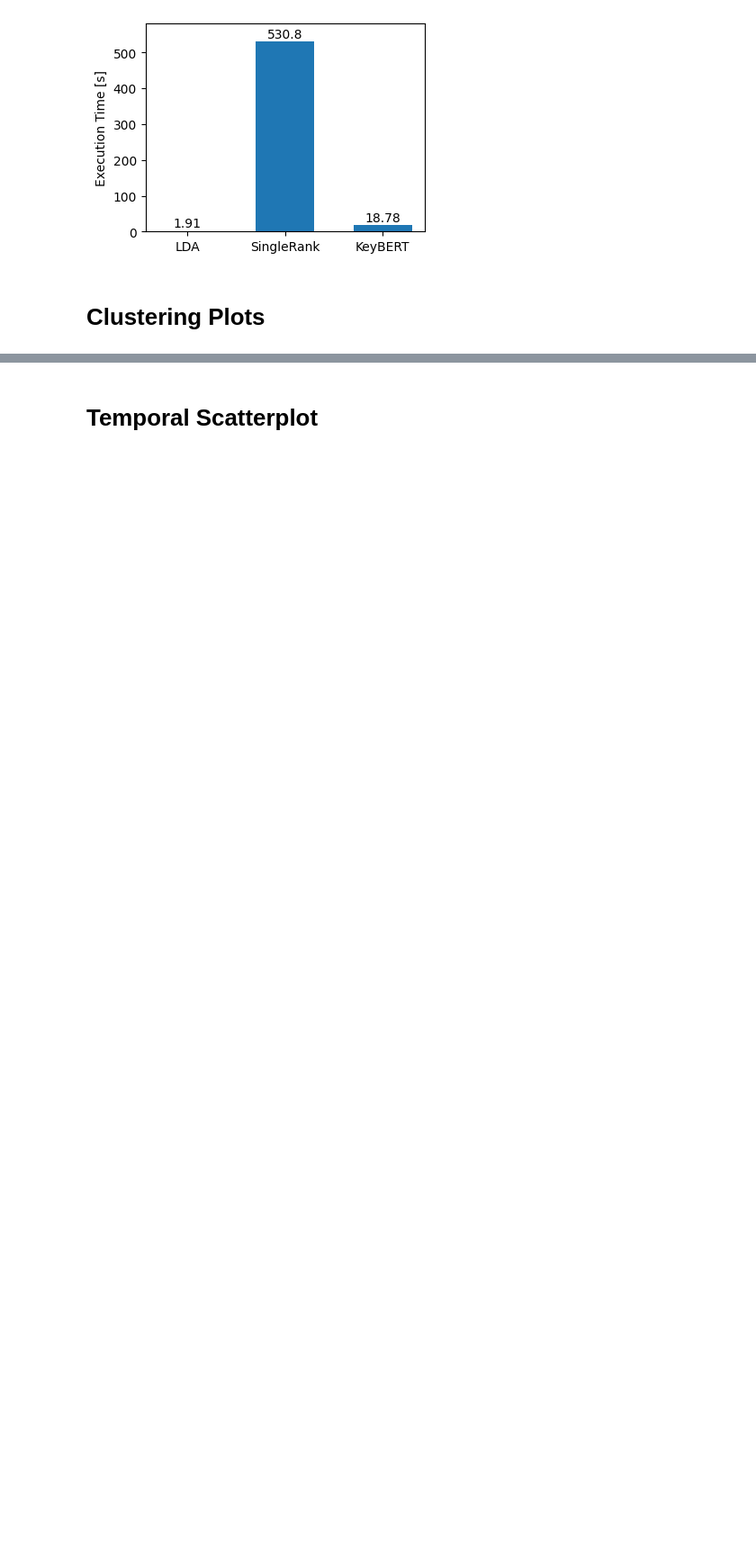
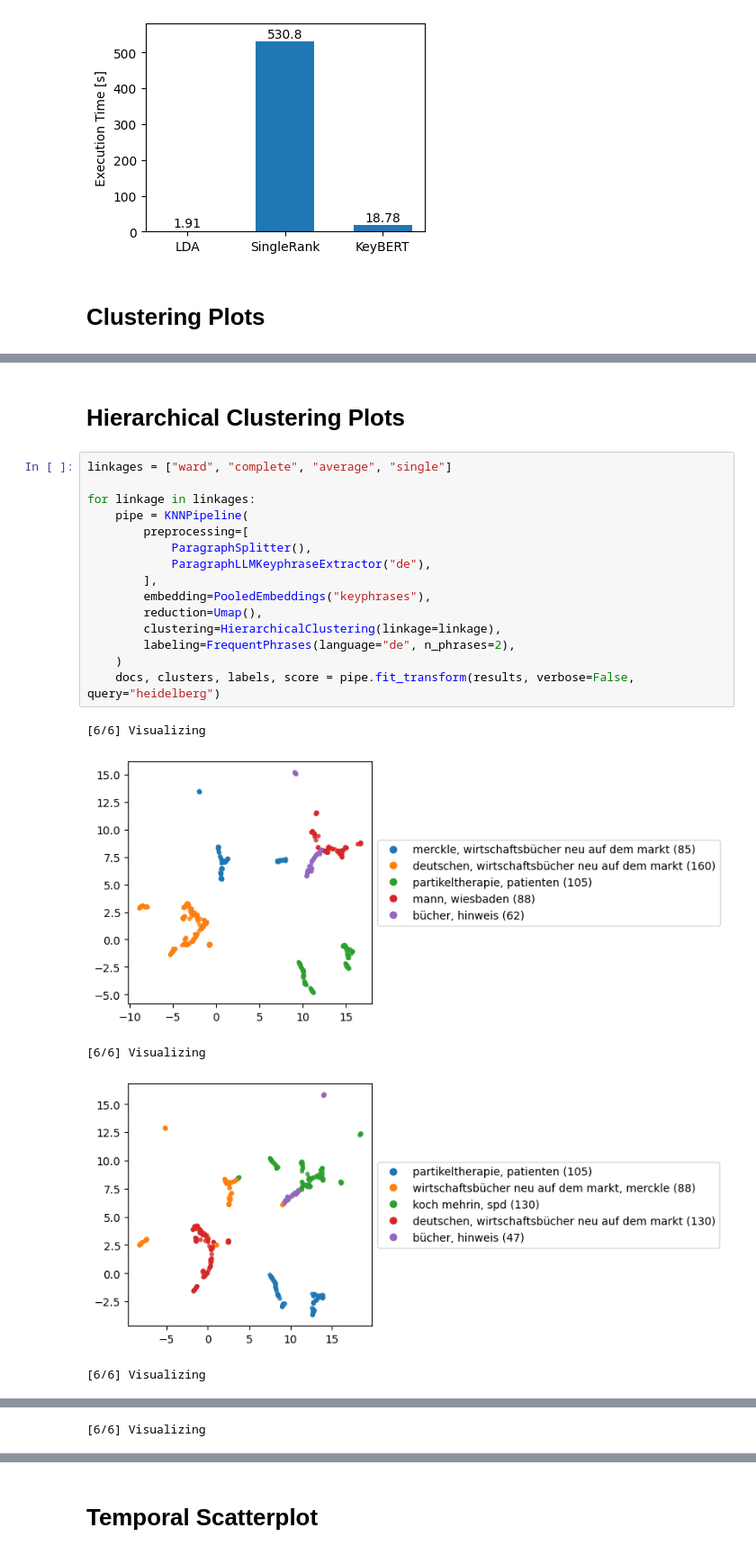
Before and after one commit to chbridges/search-result-clustering, a Jupyter notebook: faz_experiments.ipynb, the cells around one changed output, grey strips where cells are left out. Shown at 90% size. Saved outputs shown, nothing was run; the diff lists cells and outputs as text; blank space fills up the shorter version.

```diff
--- a/faz_experiments.ipynb
+++ b/faz_experiments.ipynb
@@ -161,0 +165,23 @@ docs, clusters, labels, score = pipe.fit_transform(results, title="KeyBERT (Weig
+# %% [markdown]
+# Hierarchical Clustering Plots
+# %%
+linkages = ["ward", "complete", "average", "single"]
+
+for linkage in linkages:
+    pipe = KNNPipeline(
+        preprocessing=[
+            ParagraphSplitter(),
+            ParagraphLLMKeyphraseExtractor("de"),
+        ],
+        embedding=PooledEmbeddings("keyphrases"),
+        reduction=Umap(),
+        clustering=HierarchicalClustering(linkage=linkage),
+        labeling=FrequentPhrases(language="de", n_phrases=2),
+    )
+    docs, clusters, labels, score = pipe.fit_transform(results, verbose=False, query="heidelberg")
+# %% [output]
+[6/6] Visualizing
+[figure, added]
+[6/6] Visualizing
+[figure, added]
+[6/6] Visualizing
@@ -161,0 +189 @@ docs, clusters, labels, score = pipe.fit_transform(results, title="KeyBERT (Weig
+[6/6] Visualizing
```
Also changed, not shown: parts of 12 cells of this notebook.
